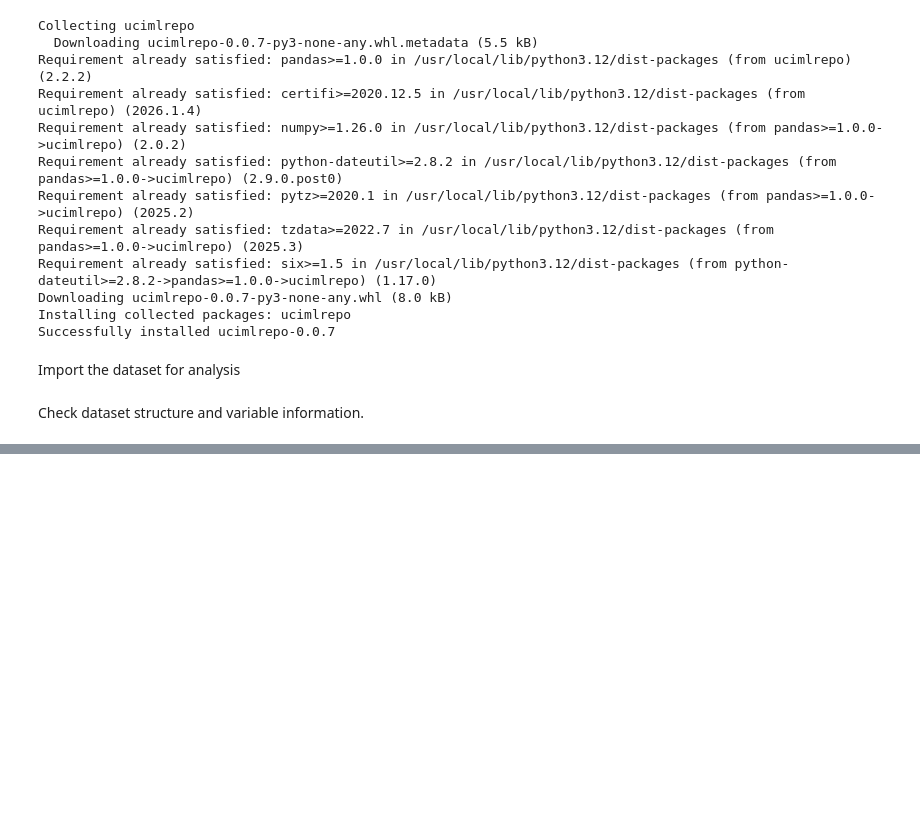
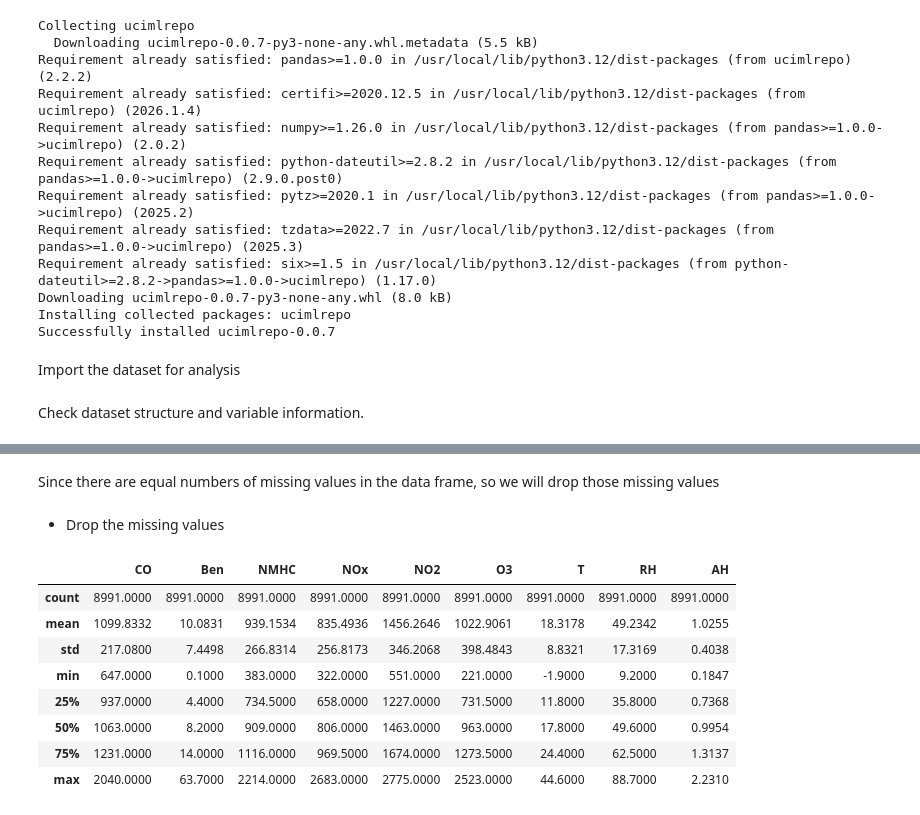
Before and after one commit to bingxiaochen/ST-554-Project1, a Jupyter notebook: Task2/Project1_Task2_Hui.ipynb, the cells around one changed output, grey strips where cells are left out. Drawn from its saved outputs; the diff is of its cells as text; code cells hidden in the pictures; blank space fills up the shorter version.

Commit message:
cleaned up the data frame

```diff
--- a/Task2/Project1_Task2_Hui.ipynb
+++ b/Task2/Project1_Task2_Hui.ipynb
@@ -63,0 +53,10 @@ Since we do not need the “true” reference values for CO, NMHC, NOx, or NO₂
+# %%
+# drop variables not to be analyed and rename variables
+X_df = X.drop(columns = ["CO(GT)", "NMHC(GT)", "NOx(GT)", "NO2(GT)"]) \
+    .rename(columns = {"C6H6(GT)" : "Ben",          # rename variable
+                        "PT08.S1(CO)": "CO",
+                        "PT08.S2(NMHC)" : "NMHC",
+                        "PT08.S3(NOx)" : "NOx",
+                        "PT08.S4(NO2)" : "NO2",
+                        "PT08.S5(O3)" : "O3" })
+X_df.head()                                          # check the new data frame
@@ -63,0 +72,4 @@ Since we do not need the “true” reference values for CO, NMHC, NOx, or NO₂
+# %%
+import numpy as np                  # import numpy module
+X_df = X_df.replace(-200, np.nan)   # replaced missing values with NAN
+X_df.isna().sum()                   # count how many missing values in each column
@@ -63,0 +90,18 @@ Since we do not need the “true” reference values for CO, NMHC, NOx, or NO₂
+# %% [markdown]
+Since there are equal numbers of missing values in the data frame, so we will drop those missing values
+# %% [markdown]
+- Drop the missing values
+# %%
+X_df = X_df.dropna()     # drop the missing values represented as 'NaN'
+X_df.isna().sum()        # Check if there are still missing values in the data frame
+X_df.describe().round(4) # Get the summary table to understand the numberic varviables
+# %% [output]
+|  | CO | Ben | NMHC | NOx | NO2 | O3 | T | RH | AH |
+| count | 8991.0000 | 8991.0000 | 8991.0000 | 8991.0000 | 8991.0000 | 8991.0000 | 8991.0000 | 8991.0000 | 8991.0000 |
+| mean | 1099.8332 | 10.0831 | 939.1534 | 835.4936 | 1456.2646 | 1022.9061 | 18.3178 | 49.2342 | 1.0255 |
+| std | 217.0800 | 7.4498 | 266.8314 | 256.8173 | 346.2068 | 398.4843 | 8.8321 | 17.3169 | 0.4038 |
+| min | 647.0000 | 0.1000 | 383.0000 | 322.0000 | 551.0000 | 221.0000 | -1.9000 | 9.2000 | 0.1847 |
+| 25% | 937.0000 | 4.4000 | 734.5000 | 658.0000 | 1227.0000 | 731.5000 | 11.8000 | 35.8000 | 0.7368 |
+| 50% | 1063.0000 | 8.2000 | 909.0000 | 806.0000 | 1463.0000 | 963.0000 | 17.8000 | 49.6000 | 0.9954 |
+| 75% | 1231.0000 | 14.0000 | 1116.0000 | 969.5000 | 1674.0000 | 1273.5000 | 24.4000 | 62.5000 | 1.3137 |
+| max | 2040.0000 | 63.7000 | 2214.0000 | 2683.0000 | 2775.0000 | 2523.0000 | 44.6000 | 88.7000 | 2.2310 |
```
Also changed, not shown: parts of 5 cells of this notebook.
